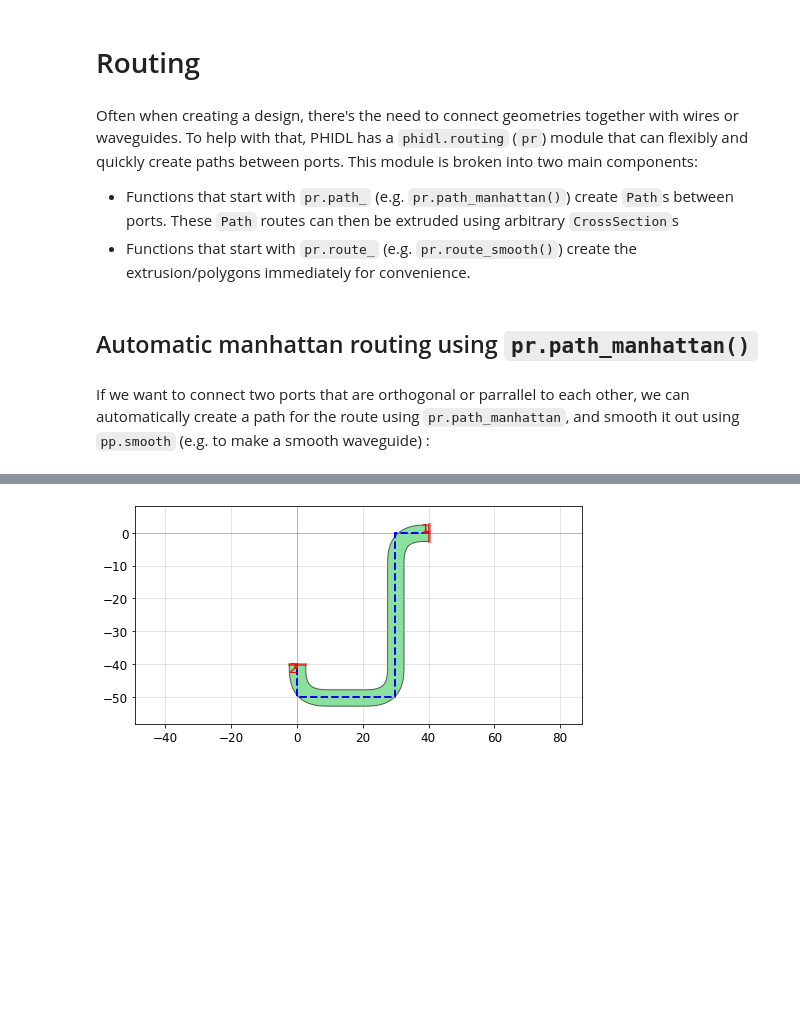
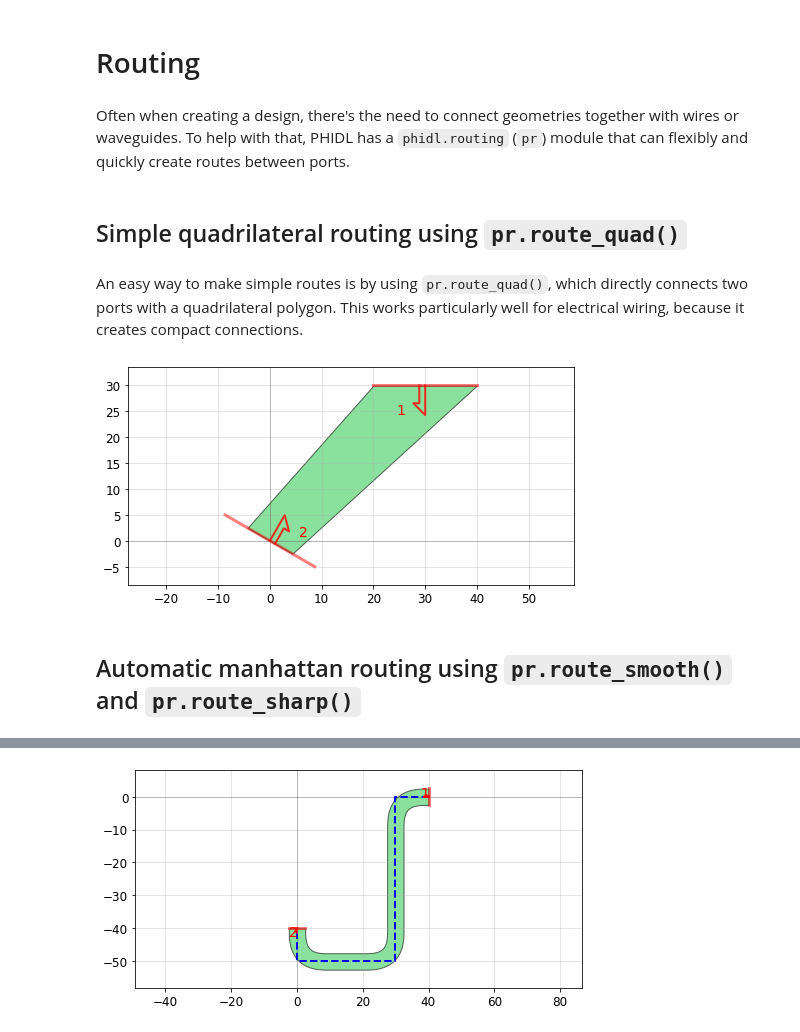
Before and after one commit to amccaugh/phidl, a Jupyter notebook: docs/tutorials/routing.ipynb, the cells around one changed output, grey strips where cells are left out. Cells and saved outputs as stored; diff of their text form; code cells hidden in the pictures; blank space fills up the shorter version.

```diff
--- a/docs/tutorials/routing.ipynb
+++ b/docs/tutorials/routing.ipynb
@@ -14,11 +15,26 @@ TODO:
 # %% [markdown]
 # Routing
 # %% [markdown]
-Often when creating a design, there's the need to connect geometries together with wires or waveguides.  To help with that, PHIDL has a `phidl.routing` (`pr`) module that can flexibly and quickly create paths between ports.  This module is broken into two main components:
-
-- Functions that start with `pr.path_` (e.g. `pr.path_manhattan()`) create `Path`s between ports. These `Path` routes can then be extruded using arbitrary `CrossSection`s
-- Functions that start with `pr.route_` (e.g. `pr.route_smooth()`) create the extrusion/polygons immediately for convenience.
+Often when creating a design, there's the need to connect geometries together with wires or waveguides.  To help with that, PHIDL has a `phidl.routing` (`pr`) module that can flexibly and quickly create routes between ports.
+# %% [markdown]
+## Simple quadrilateral routing using `pr.route_quad()`
+# %% [markdown]
+An easy way to make simple routes is by using `pr.route_quad()`, which directly connects two ports with a quadrilateral polygon. This works particularly well for electrical wiring, because it creates compact connections.
+# %%
+from phidl import Device
+from phidl import quickplot as qp
+from phidl import set_quickplot_options
+import phidl.routing as pr
+
+set_quickplot_options(show_ports=True, show_subports=False)
+
+D = Device()
+port1 = D.add_port(name=1, midpoint=(30, 30), width=20, orientation=270)
+port2 = D.add_port(name=2, midpoint=(0, 0), width=20, orientation=60)
+
+D.add_ref(pr.route_quad(port1, port2, width2 = 10))
+qp(D)
+# %% [output]
+[figure, added]
 # %% [markdown]
-## Automatic manhattan routing using `pr.path_manhattan()`
+## Automatic manhattan routing using `pr.route_smooth()` and `pr.route_sharp()`
-# %% [markdown]
-If we want to connect two ports that are orthogonal or parrallel to each other, we can automatically create a path for the route using `pr.path_manhattan`, and smooth it out using `pp.smooth` (e.g. to make a smooth waveguide) :
```
Also changed, not shown: parts of 23 cells of this notebook.
